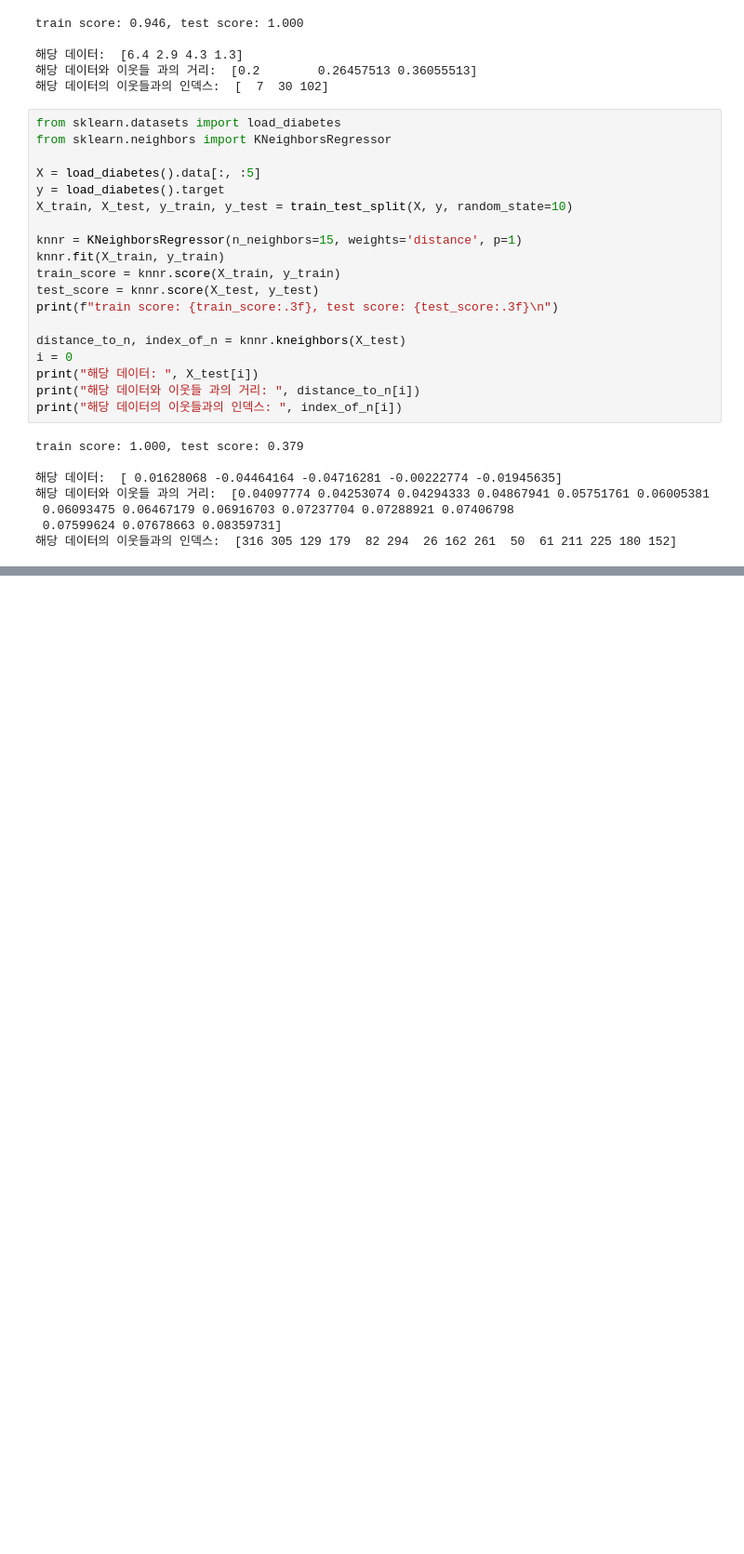
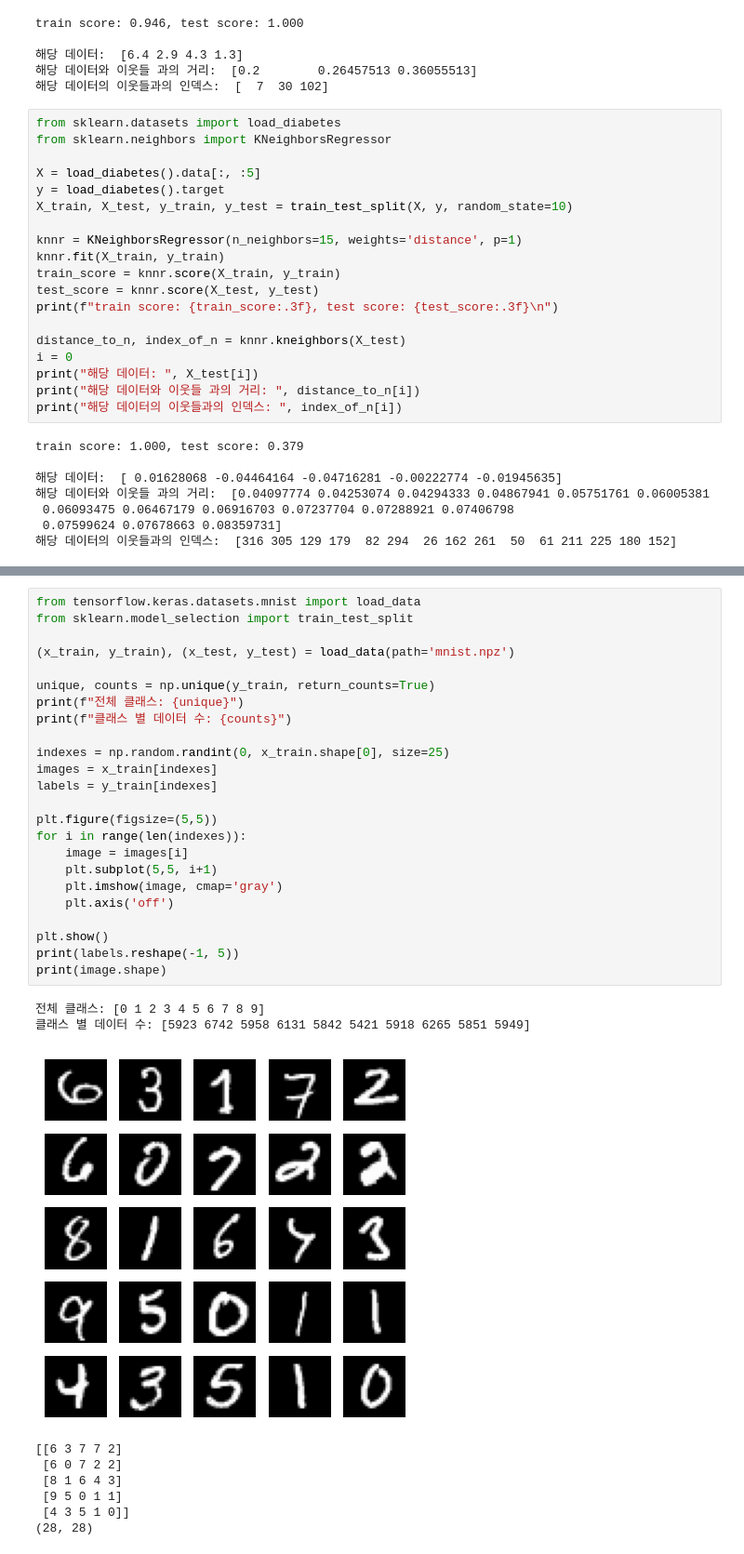
Before and after one commit to klee30810/ADP-study, a Jupyter notebook: codebook/Chap 09. Supervised Learning.ipynb, the cells around one changed output, grey strips where cells are left out. Shown at 93% size. Cells and saved outputs as stored; diff of their text form; blank space fills up the shorter version.

```diff
--- a/codebook/Chap 09. Supervised Learning.ipynb
+++ b/codebook/Chap 09. Supervised Learning.ipynb
@@ -461,0 +758,34 @@ train score: 1.000, test score: 0.379
+# %%
+from tensorflow.keras.datasets.mnist import load_data
+from sklearn.model_selection import train_test_split
+
+(x_train, y_train), (x_test, y_test) = load_data(path='mnist.npz')
+
+unique, counts = np.unique(y_train, return_counts=True)
+print(f"전체 클래스: {unique}")
+print(f"클래스 별 데이터 수: {counts}")
+
+indexes = np.random.randint(0, x_train.shape[0], size=25)
+images = x_train[indexes]
+labels = y_train[indexes]
+
+plt.figure(figsize=(5,5))
+for i in range(len(indexes)):
+    image = images[i]
+    plt.subplot(5,5, i+1)
+    plt.imshow(image, cmap='gray')
+    plt.axis('off')
+
+plt.show()
+print(labels.reshape(-1, 5))
+print(image.shape)
+# %% [output]
+전체 클래스: [0 1 2 3 4 5 6 7 8 9]
+클래스 별 데이터 수: [5923 6742 5958 6131 5842 5421 5918 6265 5851 5949]
+[figure, added]
+[[6 3 7 7 2]
+ [6 0 7 2 2]
+ [8 1 6 4 3]
+ [9 5 0 1 1]
+ [4 3 5 1 0]]
+(28, 28)
```
Also changed, not shown: parts of 18 cells of this notebook.
